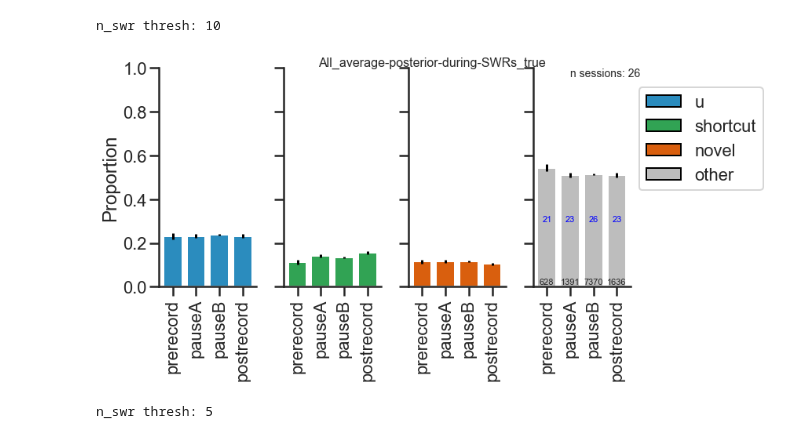
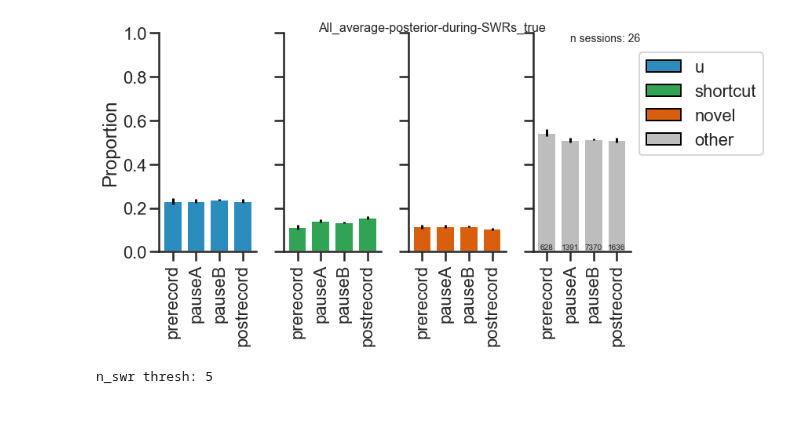
Before and after one commit to vandermeerlab/emi_shortcut, a Jupyter notebook: sequenceless.ipynb, the cells around one changed output. Cells and saved outputs as stored; diff of their text form; code cells hidden in the pictures.

Commit message:
Plotting n_swrs over the session

```diff
--- a/sequenceless.ipynb
+++ b/sequenceless.ipynb
@@ -248,12 +248,12 @@ def plot_session(sessions, title, task_labels, zone_labels, colours, filepath=No
 
         if zone_label == "other":
             for n_tasktimes, task_label in enumerate(task_labels):
-                ax.text(n_tasktimes, 0.01, str(n_swrs[task_label]), ha="center", fontsize=11)
+                ax.text(n_tasktimes, 0.01, str(n_swrs[task_label]), ha="center", fontsize=10)
 
-            for n_session, task_label in enumerate(task_labels):
-                ax.text(n_session, 0.3, str(n_session_above_thresh[task_label]), ha="center", fontsize=11, color="b")
+#             for n_session, task_label in enumerate(task_labels):
+#                 ax.text(n_session, 0.3, str(n_session_above_thresh[task_label]), ha="center", fontsize=11, color="b")
 
-    plt.text(1., 1., "n sessions: "+ str(len(sessions)), horizontalalignment='left',
+    plt.text(1., 1., "n sessions: " + str(len(sessions)), horizontalalignment='left',
              verticalalignment='top', fontsize=14)
 
     fig.suptitle(title, fontsize=16)
@@ -345,20 +345,15 @@ Loading pickled true likelihoods...
 R068d7
 Loading pickled true likelihoods...
 # %%
-n_swr_threshs = [10]
+sessions_copy = []
+for session in true_sessions:
+    session_copy = limit_by_n_swr(session, task_labels, n_swr_thresh=10)
+    sessions_copy.append(session_copy)
 
-for n_swr_thresh in n_swr_threshs:
-    print("n_swr thresh:", n_swr_thresh)
-    sessions_copy = []
-    for session in true_sessions:
-        session_copy = limit_by_n_swr(session, task_labels, n_swr_thresh=n_swr_thresh)
-        sessions_copy.append(session_copy)
-
-    title = "All" + "_average-posterior-during-SWRs_true"
-    plot_session(sessions_copy, title, task_labels, zone_labels, colours)
+title = "All" + "_average-posterior-during-SWRs_true"
+plot_session(sessions_copy, title, task_labels, zone_labels, colours)
 # %% [output]
-n_swr thresh: 10
-[figure, old version]
+[figure, new version]
 # %%
 n_swr_threshs = [5, 10, 20, 30, 40, 50]
 
```
Also changed, not shown: parts of 3 cells of this notebook, 3 other files.
